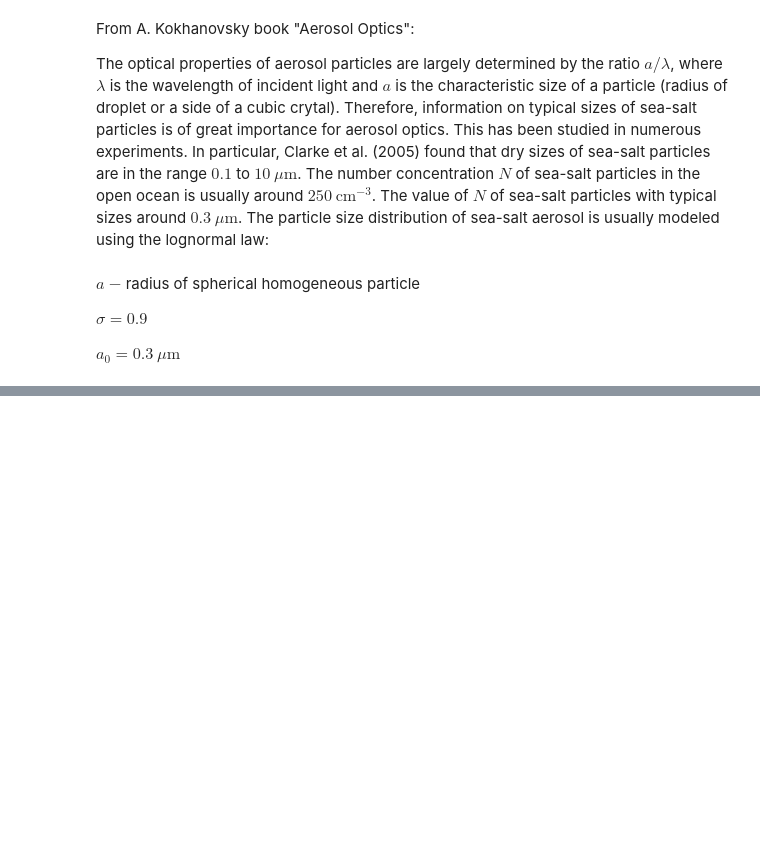
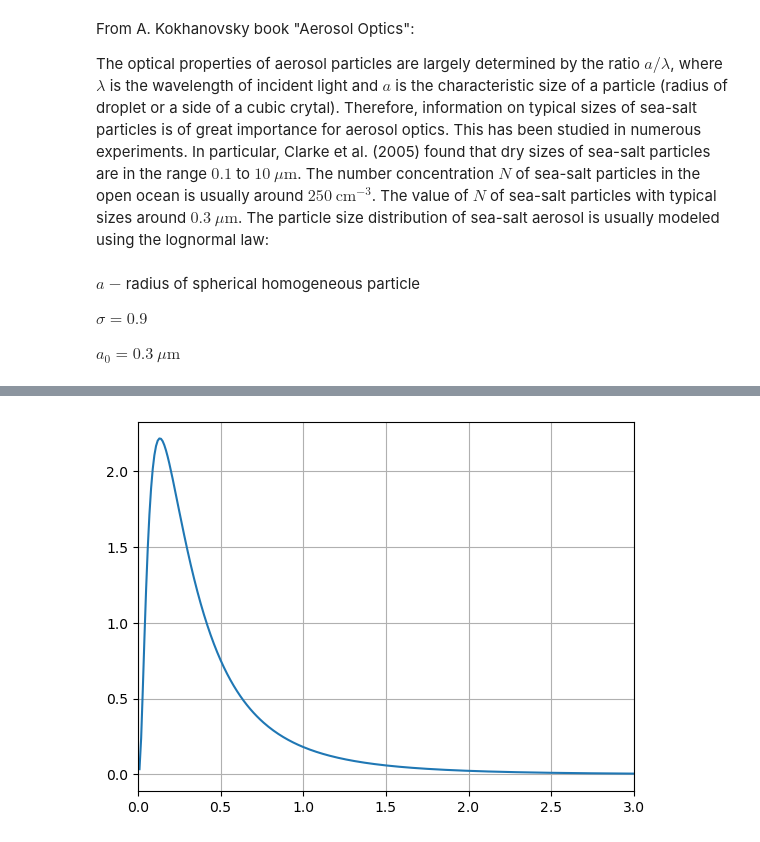
Before and after one commit to lampnis/aerosol-things, a Jupyter notebook: CEPAS_useful.ipynb, the cells around one changed output, grey strips where cells are left out. Drawn from its saved outputs; the diff is of its cells as text; code cells hidden in the pictures; blank space fills up the shorter version.

```diff
--- a/CEPAS_useful.ipynb
+++ b/CEPAS_useful.ipynb
@@ -82,32 +97,38 @@ psd_lognormal
 [figure]
 # %%
-sigma, mu = 0.9, 0.3
+
+
+sigma, mu = 0.9, 0.3 # in micrometers
+x_values = np.linspace(0.01, 10, 1000)
 
 def lognormal(x, sigma, mu):
     front_coef = 1 / (np.sqrt(2*np.pi)*sigma*x)
     exp_power = -np.log(x/mu)**2/(2*sigma**2)
     return front_coef*np.exp(exp_power)
 
-test_quad = quad(lognormal, 0, np.inf, args=(sigma, mu))
-test_lognormal = lognormal(1, 1, 1)
-test_psd = f_psd_lognormal(1, 1, 1) # for further integrals use manual functions and quad
-
-def avg_size_integrand(x, sigma, mu):
+def avg_size_integrand(x: float, sigma: float, mu: float) -> float:  # noqa: F811
     front_coef = 1 / (np.sqrt(2*np.pi)*sigma*x)
     exp_power = -np.log(x/mu)**2/(2*sigma**2)
     return x*front_coef*np.exp(exp_power)
 
-def stdev_integrand(x, sigma, mu):
-    return (x - quad(avg_size_integrand, 0, np.inf, args=(sigma, mu)))**2*lognormal(x, sigma, mu)
+def avg_size_integrand_alt(x, sigma, mu):
+    return x*lognorm.pdf(x, sigma, scale=mu)
+
+def avg_size(sigma, mu):
+    return quad(avg_size_integrand, 0, np.inf, args=(sigma, mu))[0]
+
+def avg_size_alt(sigma, mu):
+    return quad(avg_size_integrand_alt, 0, np.inf, args=(sigma, mu))[0]
+
+def stdev_integrand(x, sigma, mu):  # noqa: F811
+    return (x - avg_size(sigma, mu))**2*lognormal(x, sigma, mu)
 
 def stdev_delta(sigma, mu):
-    return np.sqrt(quad(std_dev_integrand, 0, np.inf, args=(sigma, mu))[0])
+    return np.sqrt(quad(stdev_integrand, 0, np.inf, args=(sigma, mu))[0])
 
-def a_bar(sigma, mu):
-    return mu*np.exp(0.5*sigma**2)
 
-def big_c(sigma):
-    return np.sqrt(np.exp(sigma**2) - 1)
+
+
 
 def effective_radius_numerator_integrand(x, sigma, mu):
     return x**3*lognormal(x, sigma, mu)
@@ -125,21 +146,72 @@ def effective_radius(sigma, mu):
     return effective_radius_numerator(sigma, mu) / effective_radius_denominator(sigma, mu)
 
 def effective_variance_numerator_integrand(x, sigma, mu):
-    pass
+    return (x-effective_radius(sigma, mu))**2*x**2*lognormal(x, sigma, mu)
 
+def effective_variance_numerator(sigma, mu):
+    return quad(effective_variance_numerator_integrand, 0, np.inf, args=(sigma, mu))[0]
+
+def effective_variance_denominator_integrand(x, sigma, mu):
+    return x**2*lognormal(x, sigma, mu)
+
+def effective_variance_denominator(sigma, mu):
+    return effective_radius(sigma, mu)**2*quad(effective_variance_denominator_integrand, 0, np.inf, args=(sigma, mu))[0]
+
+def effective_variance(sigma, mu):
+    return effective_variance_numerator(sigma, mu) / effective_variance_denominator(sigma, mu)
+
+# FAST FUNCTIONS
+
+def big_c(sigma):
+    return np.sqrt(np.exp(sigma**2) - 1)
+
+def a_bar(sigma, mu):
+    return mu*np.exp(0.5*sigma**2)
+
+def effective_radius_alt(sigma, mu):
+    return mu*np.exp(2.5*sigma**2)
+
+def effective_variance_alt(sigma):
+    return np.exp(sigma**2) - 1
+
+def modal_radius(sigma: float, mu: float) -> float:
+    return mu*np.exp(-sigma**2)
+
+def n_particles(sigma, mu):
+    return quad(lognormal, 0, np.inf, args=(sigma, mu))
+
+
+
+test_lognormal = lognormal(1, 1, 1)
+test_quad = quad(lognormal, 0, np.inf, args=(sigma, mu))
 test_avg_size = quad(avg_size_integrand, 0, np.inf, args=(sigma, mu))[0]
+test_avg_size_alt = quad(avg_size_integrand_alt, 0, np.inf, args=(sigma, mu))[0]
 test_stdev = stdev_delta(sigma, mu)
 coef_of_variance = test_stdev / test_avg_size
 test_big_c = big_c(sigma)
 test_a_bar = a_bar(sigma, mu)
 test_coef_again = test_stdev / test_a_bar
 test_effective_radius = effective_radius(sigma, mu)
+test_effective_variance = effective_variance(sigma, mu)
+test_effective_radius_alt = effective_radius_alt(sigma, mu)
+test_effective_variance_alt = effective_variance_alt(sigma)
+test_n_particles = n_particles(sigma, mu)
 
-print(test_quad[0])
-print(test_lognormal)
-print(test_psd)
-print(test_avg_size)
-print(test_a_bar)
-print(test_big_c)
+print( f"The area under normalized lognormal distribution (integral 0 to +inf) should be 1:\n{test_quad[0]}\n" )
+print(f"Log normal distribution with (sigma=1, mu=1, x=1)\n{ test_lognormal }\n")
+print(f"Average size of particle with (sigma, mu)=({sigma}, {mu}):\n{ test_avg_size }\n")
+# print(test_avg_size_alt) # <-------- much slower. Use custom numpy functions!
+print(f"{ test_a_bar }")
+print(f"Both approaches ({coef_of_variance:.2f} and {test_big_c:.2f}) should equal  approximately:\n{ round(test_big_c, 2) == round(coef_of_variance, 2) }\n")
+print(test_stdev)
 print(test_effective_radius)
+print(test_effective_variance)
+print(test_effective_radius_alt)
+print(test_effective_variance_alt)
+print(test_n_particles)
+
+plt.plot(x_values, lognormal(x_values, sigma=sigma, mu=mu))
+plt.xlim(0, 3)
+plt.grid(True)
+plt.show()
 # %% [output]
@@ -152,0 +237 @@ print(test_effective_radius)
+[figure, added]
```
Also changed, not shown: parts of 17 cells of this notebook.
